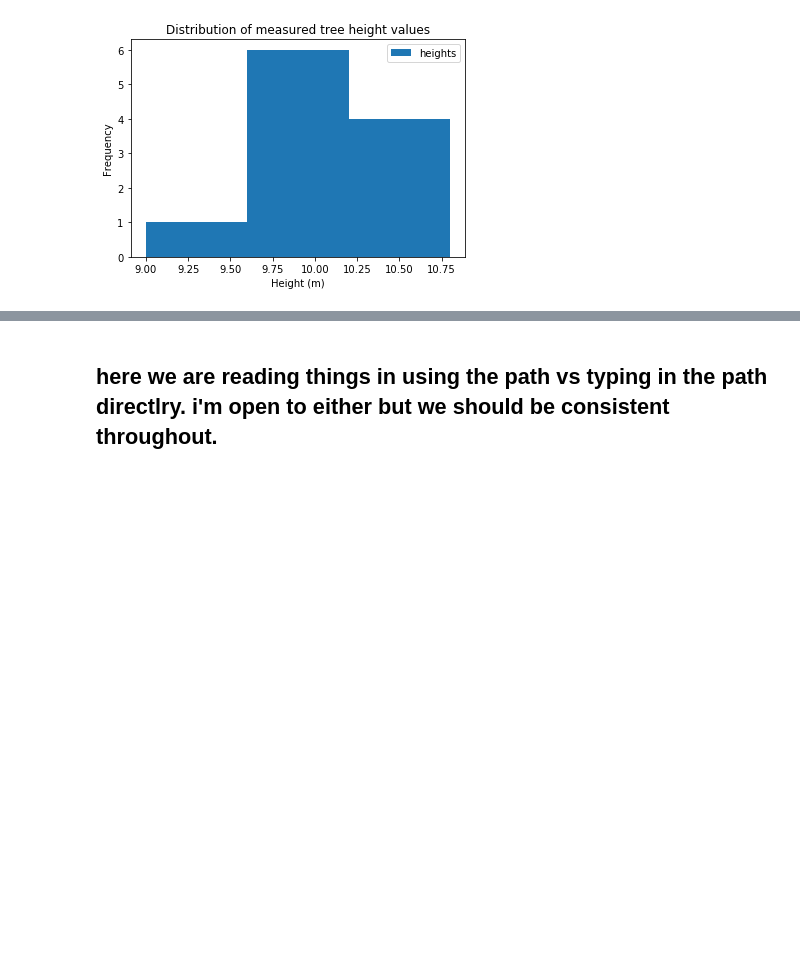
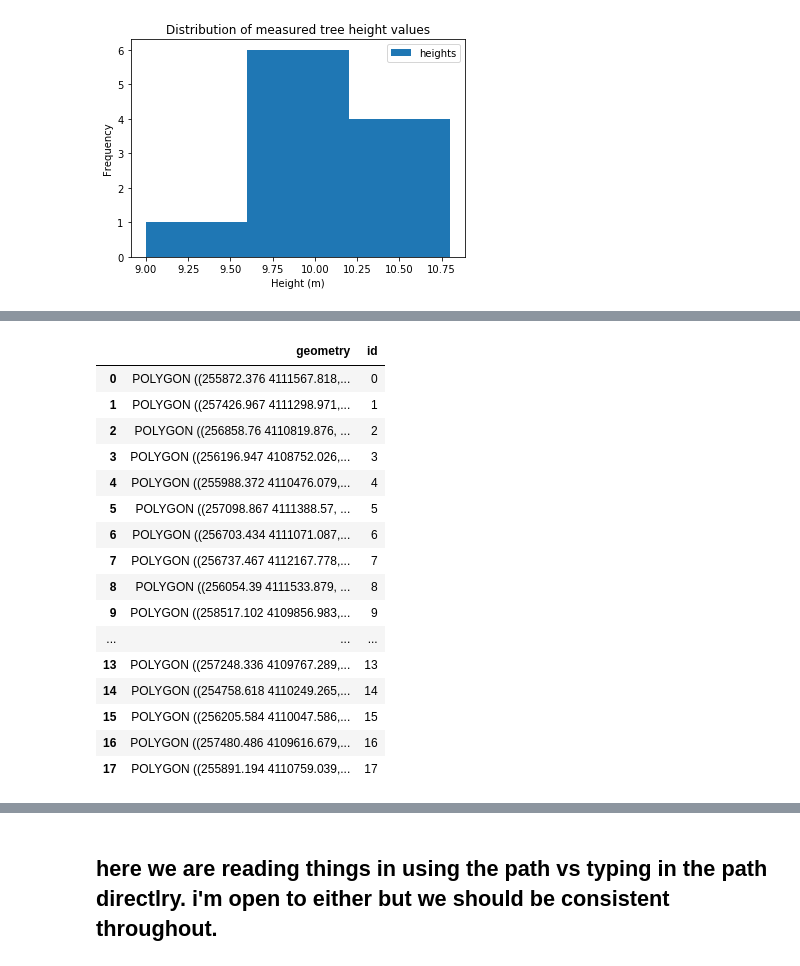
Before and after one commit to choldgraf/earth-analytics-python_OLD, a Jupyter notebook: notebooks/final-notebooks/week-5/in-class/2016-12-06-spatial05-understand-uncertainty.ipynb, the cells around one changed output, grey strips where cells are left out. Saved outputs shown, nothing was run; the diff lists cells and outputs as text; code cells hidden in the pictures; blank space fills up the shorter version.

```diff
--- a/notebooks/final-notebooks/week-5/in-class/2016-12-06-spatial05-understand-uncertainty.ipynb
+++ b/notebooks/final-notebooks/week-5/in-class/2016-12-06-spatial05-understand-uncertainty.ipynb
@@ -236,0 +256,5 @@ data[data==0] = np.nan
+# %%
+# Create a 20m diameter 20m diameter circular buffer arond each point
+# then export the buffered layer as a polygon shapefile using to_file
+plot_buffer_path = 'plot_buffer.shp'
+SJER_plots.buffer(20  ).to_file(plot_buffer_path)
@@ -236,0 +307,21 @@ data[data==0] = np.nan
+# %%
+# note that teh buffer object doesn't have any spatial attributes
+gpd.read_file(plot_buffer_path)
+# %% [output]
+|  | geometry | id |
+| 0 | POLYGON ((255872.376 4111567.818,... | 0 |
+| 1 | POLYGON ((257426.967 4111298.971,... | 1 |
+| 2 | POLYGON ((256858.76 4110819.876, ... | 2 |
+| 3 | POLYGON ((256196.947 4108752.026,... | 3 |
+| 4 | POLYGON ((255988.372 4110476.079,... | 4 |
+| 5 | POLYGON ((257098.867 4111388.57, ... | 5 |
+| 6 | POLYGON ((256703.434 4111071.087,... | 6 |
+| 7 | POLYGON ((256737.467 4112167.778,... | 7 |
+| 8 | POLYGON ((256054.39 4111533.879, ... | 8 |
+| 9 | POLYGON ((258517.102 4109856.983,... | 9 |
+| ... | ... | ... |
+| 13 | POLYGON ((257248.336 4109767.289,... | 13 |
+| 14 | POLYGON ((254758.618 4110249.265,... | 14 |
+| 15 | POLYGON ((256205.584 4110047.586,... | 15 |
+| 16 | POLYGON ((257480.486 4109616.679,... | 16 |
+| 17 | POLYGON ((255891.194 4110759.039,... | 17 |
```
Also changed, not shown: parts of 25 cells of this notebook.
